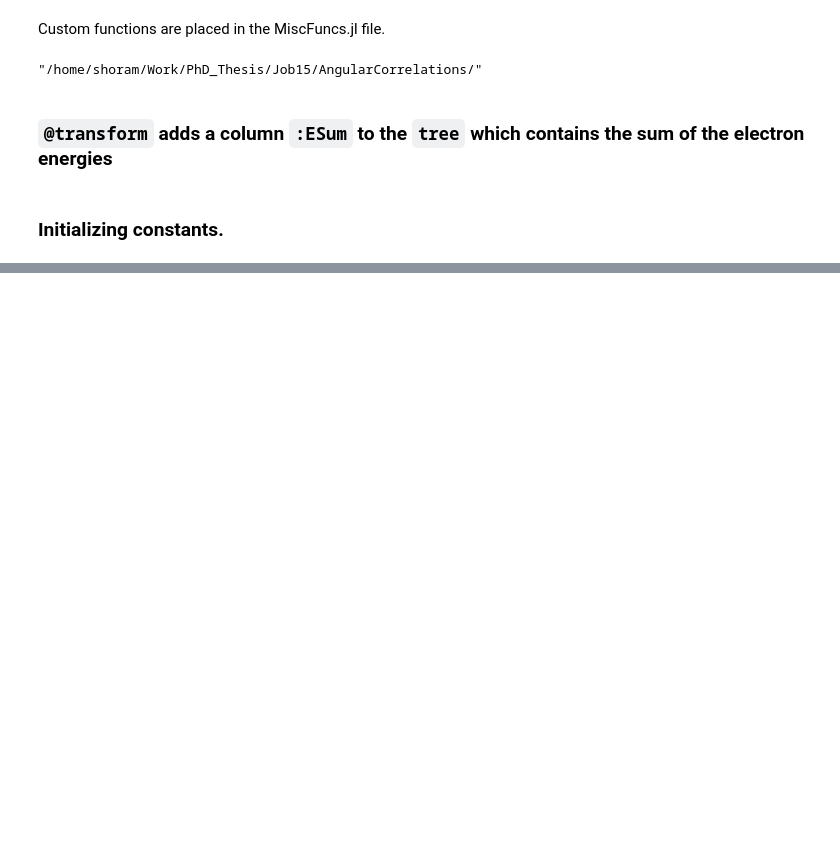
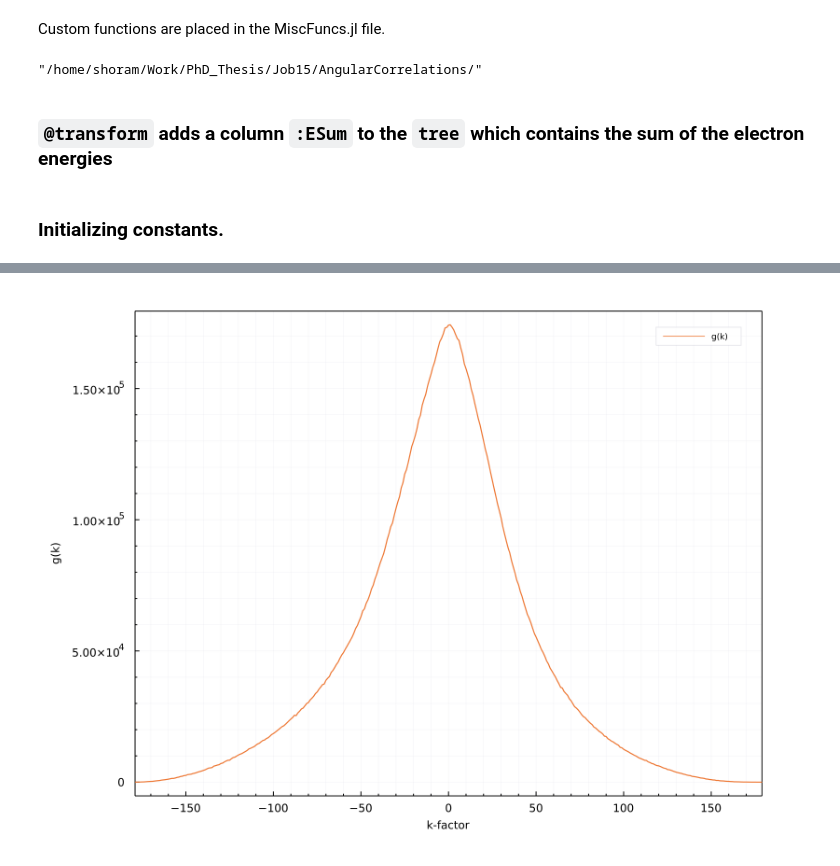
Before and after one commit to Shoram444/SNAngularCorrelationDEPRECATED, a Jupyter notebook: AngularCorrelations/AngularCorrelation.ipynb, the cells around one changed output, grey strips where cells are left out. Cells and saved outputs as stored; diff of their text form; code cells hidden in the pictures; blank space fills up the shorter version.

```diff
--- a/AngularCorrelations/AngularCorrelation.ipynb
+++ b/AngularCorrelations/AngularCorrelation.ipynb
@@ -118,0 +92,7 @@ end
+# %%
+gs = get_diagonal_sums(fh2d)
+ks = get_k_factors(fh2d);
+# %%
+plot(ks, gs, legend=:topright, xlims=(-179, 179), xlabel="k-factor", ylabel="g(k)", label="g(k)")
+# %% [output]
+[figure, added]
```
Also changed, not shown: parts of 15 cells of this notebook.
